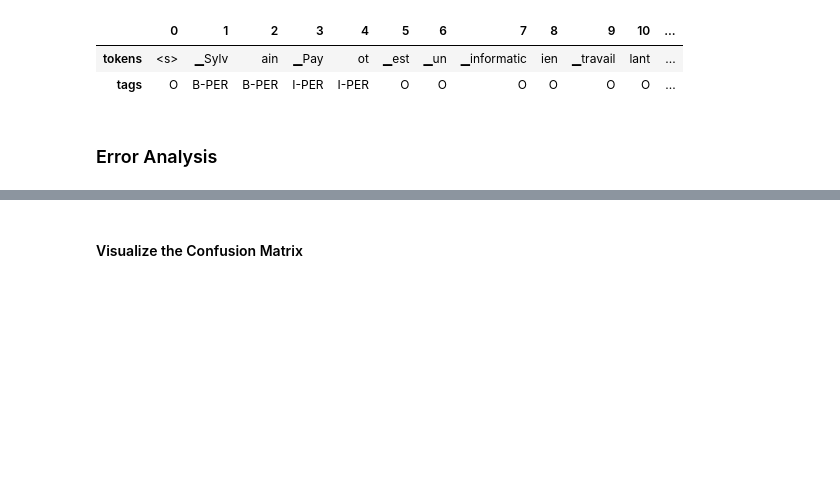
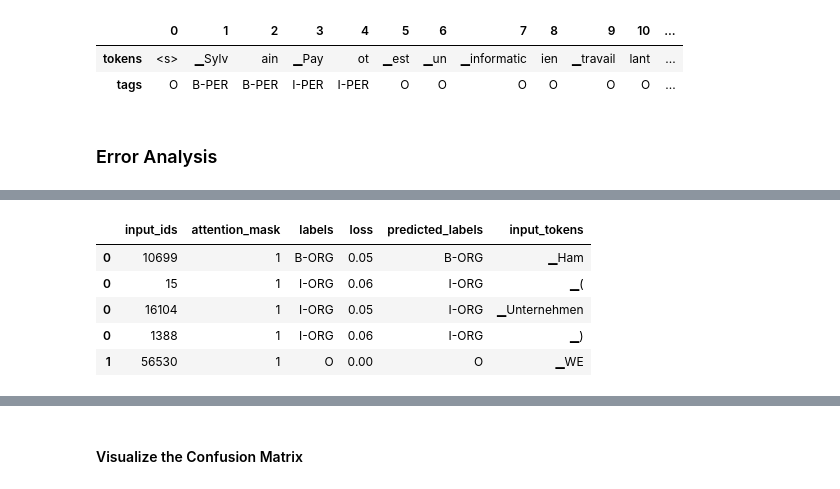
Before and after one commit to spayot/nlp_with_transformers, a Jupyter notebook: chp04_multilingual_ner/notebooks/nlpt_04_MultiLingual_NER.ipynb, the cells around one changed output, grey strips where cells are left out. Cells and saved outputs as stored; diff of their text form; code cells hidden in the pictures; blank space fills up the shorter version.

```diff
--- a/chp04_multilingual_ner/notebooks/nlpt_04_MultiLingual_NER.ipynb
+++ b/chp04_multilingual_ner/notebooks/nlpt_04_MultiLingual_NER.ipynb
@@ -237,6 +191,11 @@ def tokenize_and_align_labels(examples: dict[str, list]) -> dict[str, list]:
 # %%
+# refactored: moved tokenize_and_align_labels to ner.preproc module
 def encode_panx_dataset(corpus: datasets.DatasetDict) -> datasets.DatasetDict:
-    return corpus.map(tokenize_and_align_labels, batched=True, remove_columns=["langs", "ner_tags", "tokens"])
+    return corpus.map(ner.preproc.tokenize_and_align_labels,
+        fn_kwargs={"tokenizer": xlmr_tokenizer},
+        batched=True,
+        remove_columns=["langs", "ner_tags", "tokens"]
+        )
 
 panx_de_encoded = encode_panx_dataset(panx_ch["de"])
 # %%
@@ -499,0 +347,13 @@ display(loss_groupby_analysis("input_tokens", sort="count", ascending=False))
+# %%
+# below is equivalent to analyzer.build_tokens_dataframe(<dataset>)
+ds = builder._calculate_token_level_loss_on_dataset(panx_de_encoded["validation"])
+df = builder._convert_dataset_to_pandas(ds)
+df_tokens = builder._convert_to_token_level_dataframe(df)
+df_tokens.head()
+# %% [output]
+|  | input_ids | attention_mask | labels | loss | predicted_labels | input_tokens |
+| 0 | 10699 | 1 | B-ORG | 0.05 | B-ORG | ▁Ham |
+| 0 | 15 | 1 | I-ORG | 0.06 | I-ORG | ▁( |
+| 0 | 16104 | 1 | I-ORG | 0.05 | I-ORG | ▁Unternehmen |
+| 0 | 1388 | 1 | I-ORG | 0.06 | I-ORG | ▁) |
+| 1 | 56530 | 1 | O | 0.00 | O | ▁WE |
```
Also changed, not shown: parts of 35 cells of this notebook, 7 other files.
